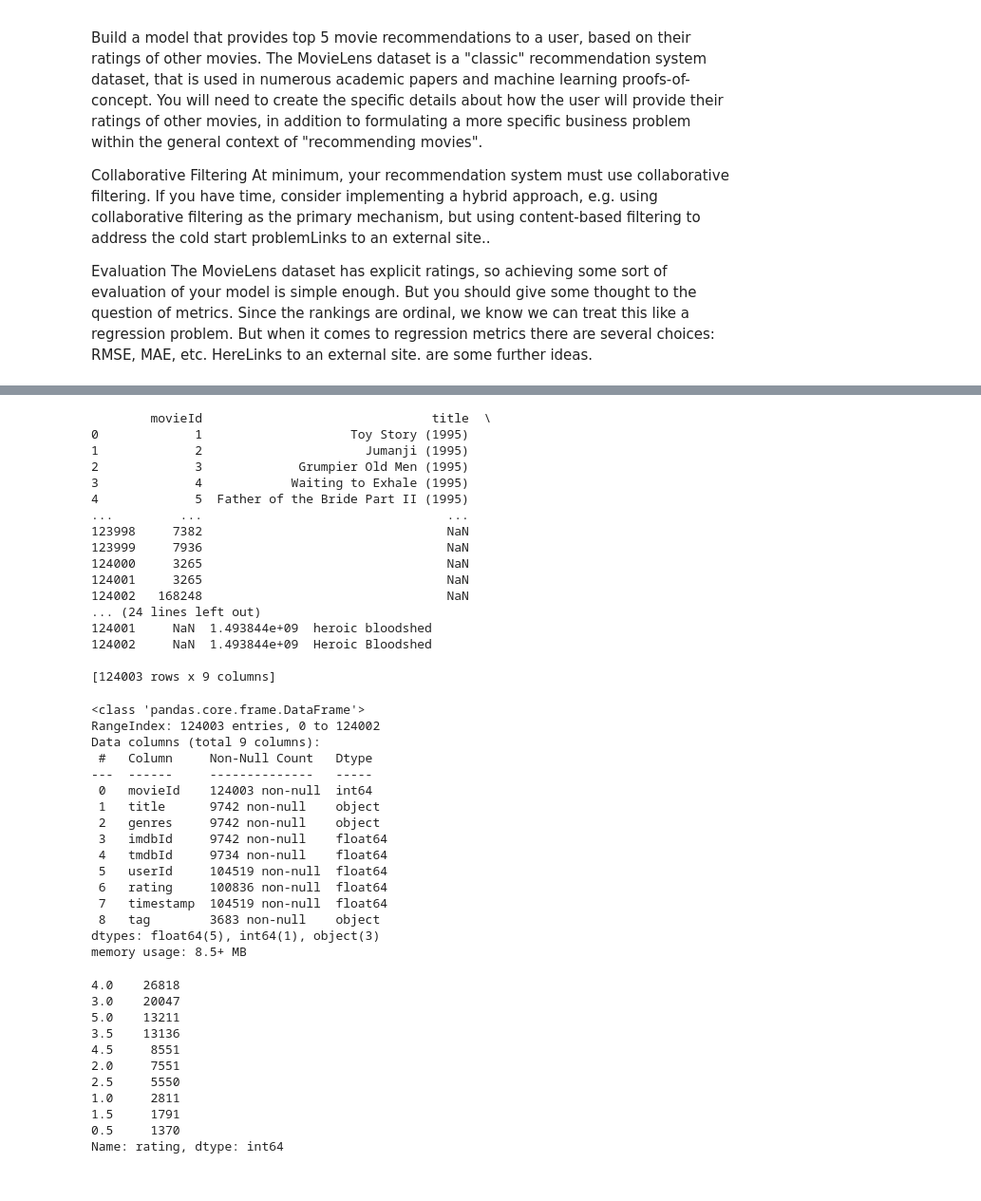
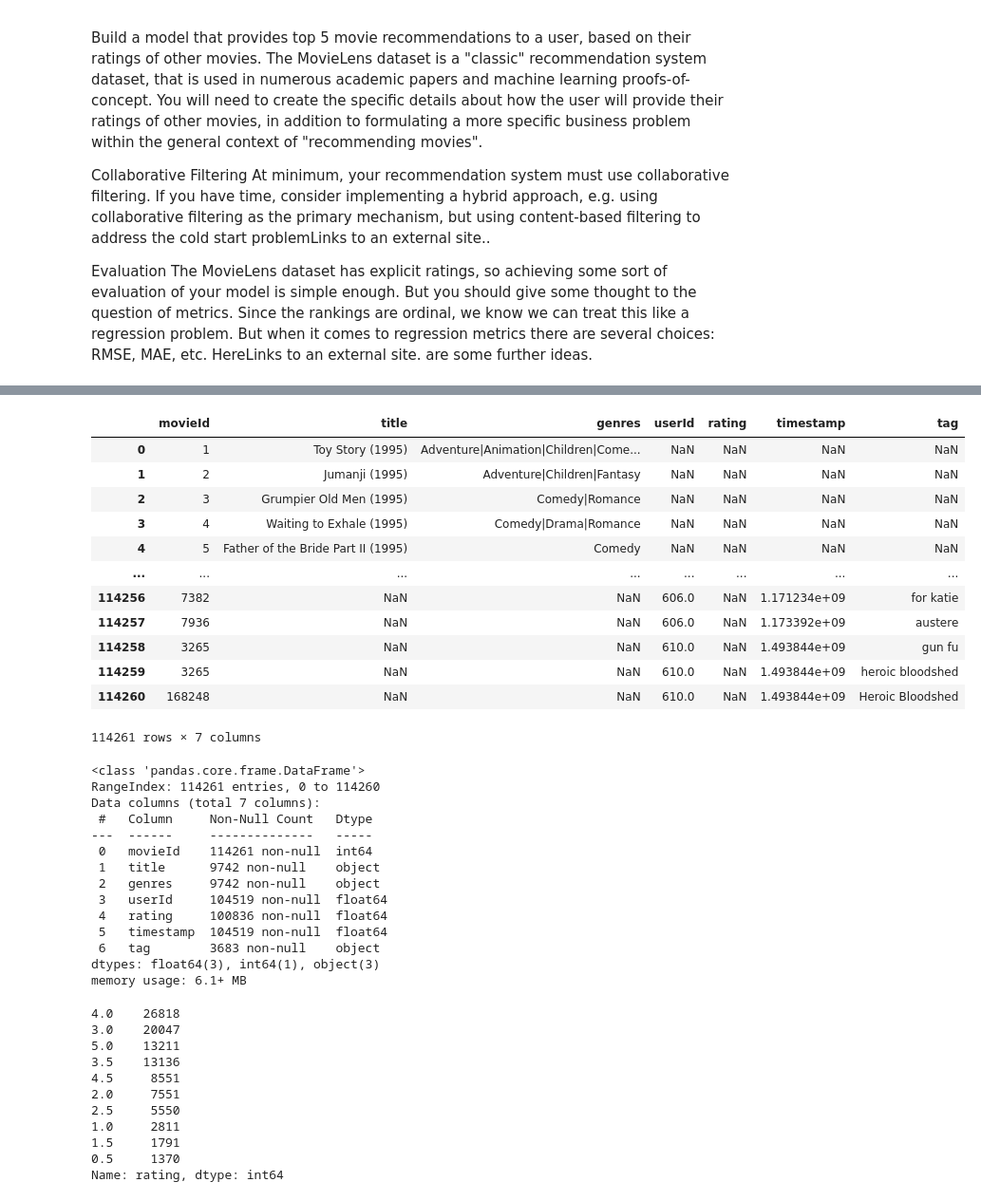
Before and after one commit to DaraNadine/Project_4_RecSystems, a Jupyter notebook: Mide EDA.ipynb, the cells around one changed output, grey strips where cells are left out. Shown at 95% size. Drawn from its saved outputs; the diff is of its cells as text; code cells hidden in the pictures.

```diff
--- a/Mide EDA.ipynb
+++ b/Mide EDA.ipynb
@@ -19,45 +85,39 @@ import pandas as pd
 # %%
 #Importing Libraries
 df = pd.concat(
-    map(pd.read_csv, ['data/movies.csv', 'data/links.csv', 'data/ratings.csv', 'data/tags.csv']), ignore_index=True)
-print(df)
+    map(pd.read_csv, ['data/movies.csv','data/ratings.csv', 'data/tags.csv']), ignore_index=True)
+df
 # %% [output]
+|  | movieId | title | genres | userId | rating | timestamp | tag |
+| 0 | 1 | Toy Story (1995) | Adventure|Animation|Children|Come... | NaN | NaN | NaN | NaN |
+| 1 | 2 | Jumanji (1995) | Adventure|Children|Fantasy | NaN | NaN | NaN | NaN |
+| 2 | 3 | Grumpier Old Men (1995) | Comedy|Romance | NaN | NaN | NaN | NaN |
+| 3 | 4 | Waiting to Exhale (1995) | Comedy|Drama|Romance | NaN | NaN | NaN | NaN |
+| 4 | 5 | Father of the Bride Part II (1995) | Comedy | NaN | NaN | NaN | NaN |
+| ... | ... | ... | ... | ... | ... | ... | ... |
+| 114256 | 7382 | NaN | NaN | 606.0 | NaN | 1.171234e+09 | for katie |
+| 114257 | 7936 | NaN | NaN | 606.0 | NaN | 1.173392e+09 | austere |
+| 114258 | 3265 | NaN | NaN | 610.0 | NaN | 1.493844e+09 | gun fu |
+| 114259 | 3265 | NaN | NaN | 610.0 | NaN | 1.493844e+09 | heroic bloodshed |
+| 114260 | 168248 | NaN | NaN | 610.0 | NaN | 1.493844e+09 | Heroic Bloodshed |
-        movieId                               title  \
-0             1                    Toy Story (1995)
-1             2                      Jumanji (1995)
-2             3             Grumpier Old Men (1995)
-3             4            Waiting to Exhale (1995)
-4             5  Father of the Bride Part II (1995)
-...         ...                                 ...
-123998     7382                                 NaN
-123999     7936                                 NaN
-124000     3265                                 NaN
-124001     3265                                 NaN
-124002   168248                                 NaN
-... (24 lines left out)
-124001     NaN  1.493844e+09  heroic bloodshed
-124002     NaN  1.493844e+09  Heroic Bloodshed
-
-[124003 rows x 9 columns]
+114261 rows × 7 columns
 # %%
 df.info()
 # %% [output]
 <class 'pandas.core.frame.DataFrame'>
-RangeIndex: 124003 entries, 0 to 124002
-Data columns (total 9 columns):
+RangeIndex: 114261 entries, 0 to 114260
+Data columns (total 7 columns):
  #   Column     Non-Null Count   Dtype
 ---  ------     --------------   -----
- 0   movieId    124003 non-null  int64
+ 0   movieId    114261 non-null  int64
  1   title      9742 non-null    object
  2   genres     9742 non-null    object
- 3   imdbId     9742 non-null    float64
- 4   tmdbId     9734 non-null    float64
- 5   userId     104519 non-null  float64
- 6   rating     100836 non-null  float64
- 7   timestamp  104519 non-null  float64
- 8   tag        3683 non-null    object
-dtypes: float64(5), int64(1), object(3)
-memory usage: 8.5+ MB
+ 3   userId     104519 non-null  float64
+ 4   rating     100836 non-null  float64
+ 5   timestamp  104519 non-null  float64
+ 6   tag        3683 non-null    object
+dtypes: float64(3), int64(1), object(3)
+memory usage: 6.1+ MB
 # %%
 df['rating'].value_counts()
 # ratings range from .5 - 4.
```
Also changed, not shown: parts of 9 cells of this notebook, 2 other files.
